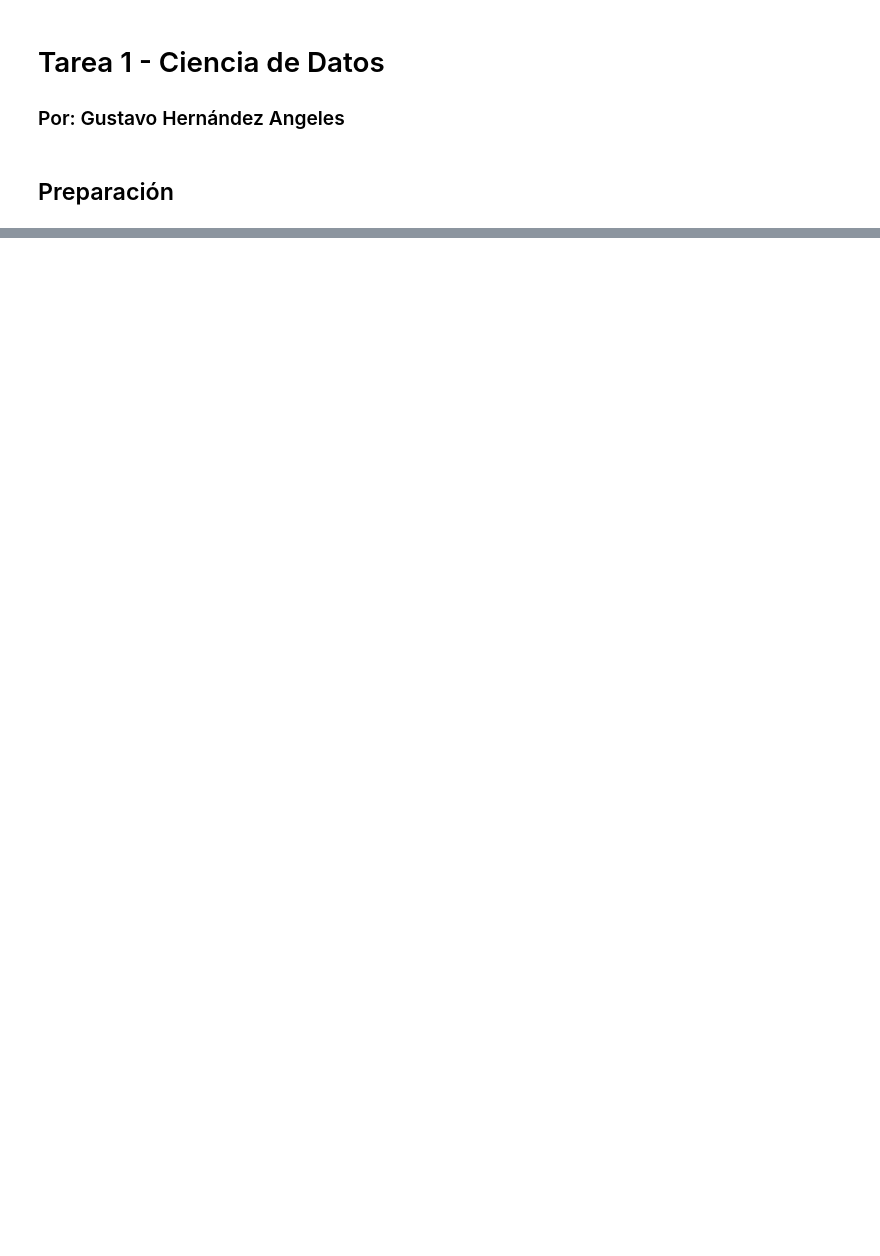
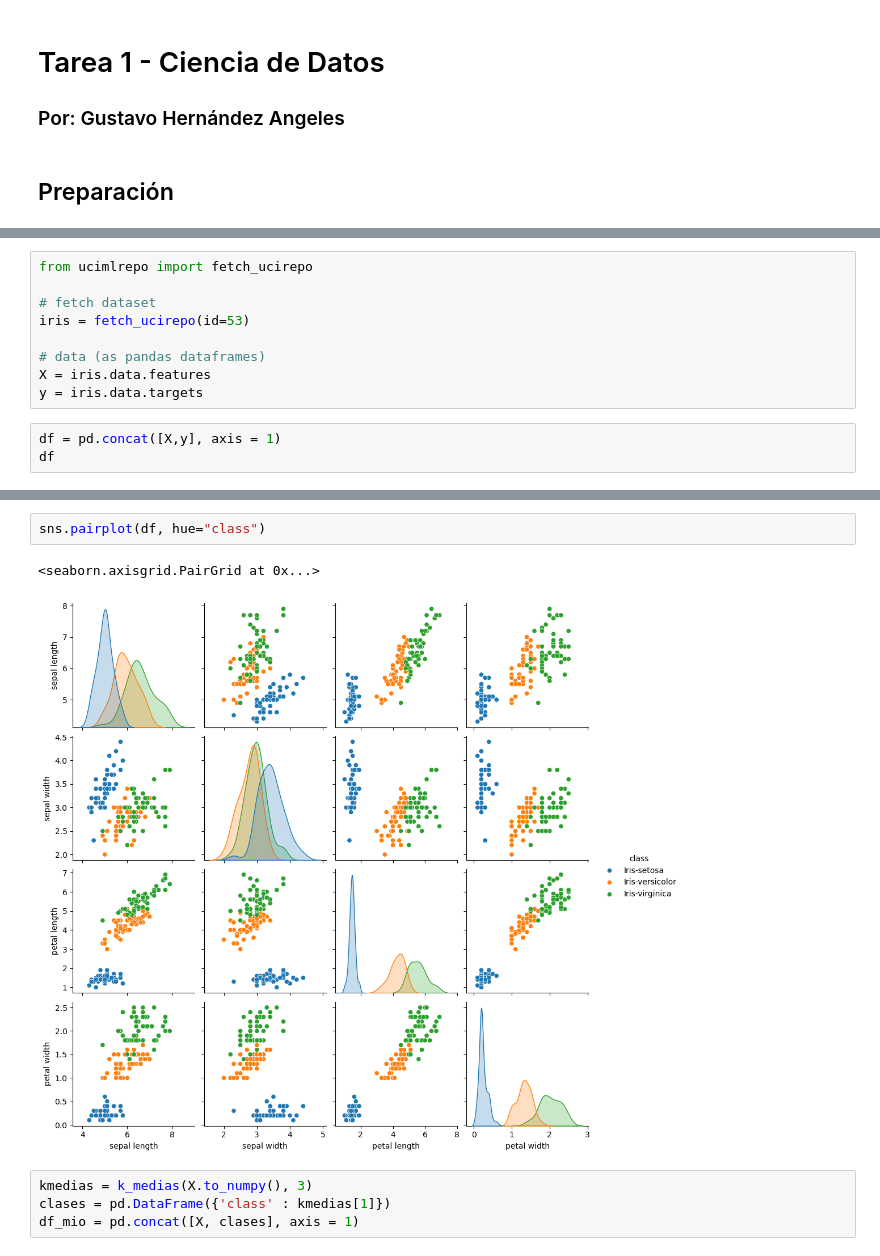
Before and after one commit to Gustavo-HA/MCE-Segundo_Semestre, a Jupyter notebook: Ciencia de Datos/Tareas/Tarea1/Tarea1.ipynb, the cells around one changed output, grey strips where cells are left out. Drawn from its saved outputs; the diff is of its cells as text; blank space fills up the shorter version.

```diff
--- a/Ciencia de Datos/Tareas/Tarea1/Tarea1.ipynb
+++ b/Ciencia de Datos/Tareas/Tarea1/Tarea1.ipynb
@@ -38,0 +265,12 @@ def jerarquico_aglomerativo(X, n_clusters):
+# %%
+from ucimlrepo import fetch_ucirepo
+
+# fetch dataset
+iris = fetch_ucirepo(id=53)
+
+# data (as pandas dataframes)
+X = iris.data.features
+y = iris.data.targets
+# %%
+df = pd.concat([X,y], axis = 1)
+df
@@ -38,0 +291,9 @@ def jerarquico_aglomerativo(X, n_clusters):
+# %%
+sns.pairplot(df, hue="class")
+# %% [output]
+<seaborn.axisgrid.PairGrid at 0x...>
+[figure, added]
+# %%
+kmedias = k_medias(X.to_numpy(), 3)
+clases = pd.DataFrame({'class' : kmedias[1]})
+df_mio = pd.concat([X, clases], axis = 1)
```
Also changed, not shown: parts of 10 cells of this notebook.
